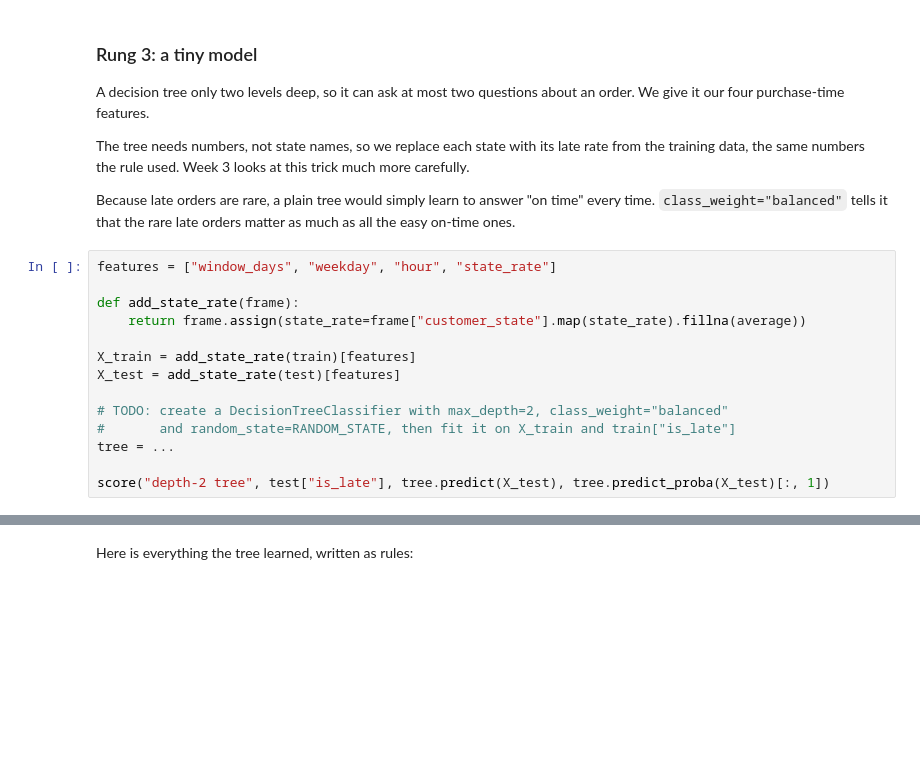
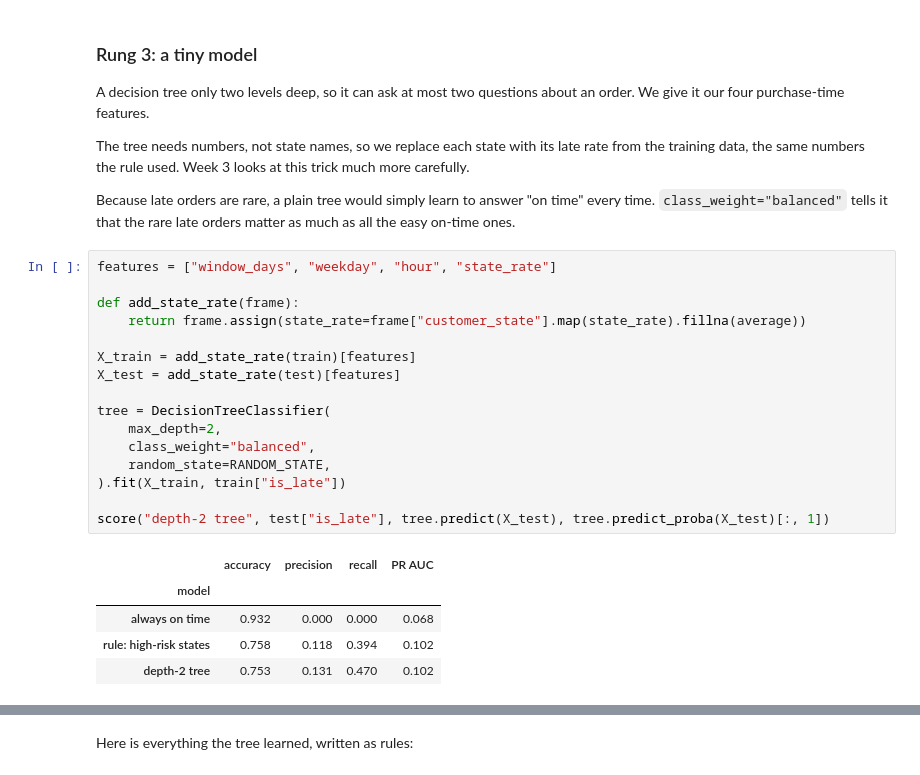
Before and after one commit to Blevis/ml-course-labs, a Jupyter notebook: week-01/my-lab.ipynb, the cells around one changed output, grey strips where cells are left out. Saved outputs shown, nothing was run; the diff lists cells and outputs as text; blank space fills up the shorter version.

```diff
--- a/week-01/my-lab.ipynb
+++ b/week-01/my-lab.ipynb
@@ -462,17 +485,25 @@ Because late orders are rare, a plain tree would simply learn to answer "on time
 # %%
 features = ["window_days", "weekday", "hour", "state_rate"]
 
 def add_state_rate(frame):
     return frame.assign(state_rate=frame["customer_state"].map(state_rate).fillna(average))
 
 X_train = add_state_rate(train)[features]
 X_test = add_state_rate(test)[features]
 
-# TODO: create a DecisionTreeClassifier with max_depth=2, class_weight="balanced"
-#       and random_state=RANDOM_STATE, then fit it on X_train and train["is_late"]
-tree = ...
+tree = DecisionTreeClassifier(
+    max_depth=2,
+    class_weight="balanced",
+    random_state=RANDOM_STATE,
+).fit(X_train, train["is_late"])
 
 score("depth-2 tree", test["is_late"], tree.predict(X_test), tree.predict_proba(X_test)[:, 1])
+# %% [output]
+|  | accuracy | precision | recall | PR AUC |
+| model |  |  |  |  |
+| always on time | 0.932 | 0.000 | 0.000 | 0.068 |
+| rule: high-risk states | 0.758 | 0.118 | 0.394 | 0.102 |
+| depth-2 tree | 0.753 | 0.131 | 0.470 | 0.102 |
 # %%
 # Check
 assert tree.get_depth() == 2, "The tree should be exactly two levels deep."
```
Also changed, not shown: parts of 12 cells of this notebook, 1 other file.
